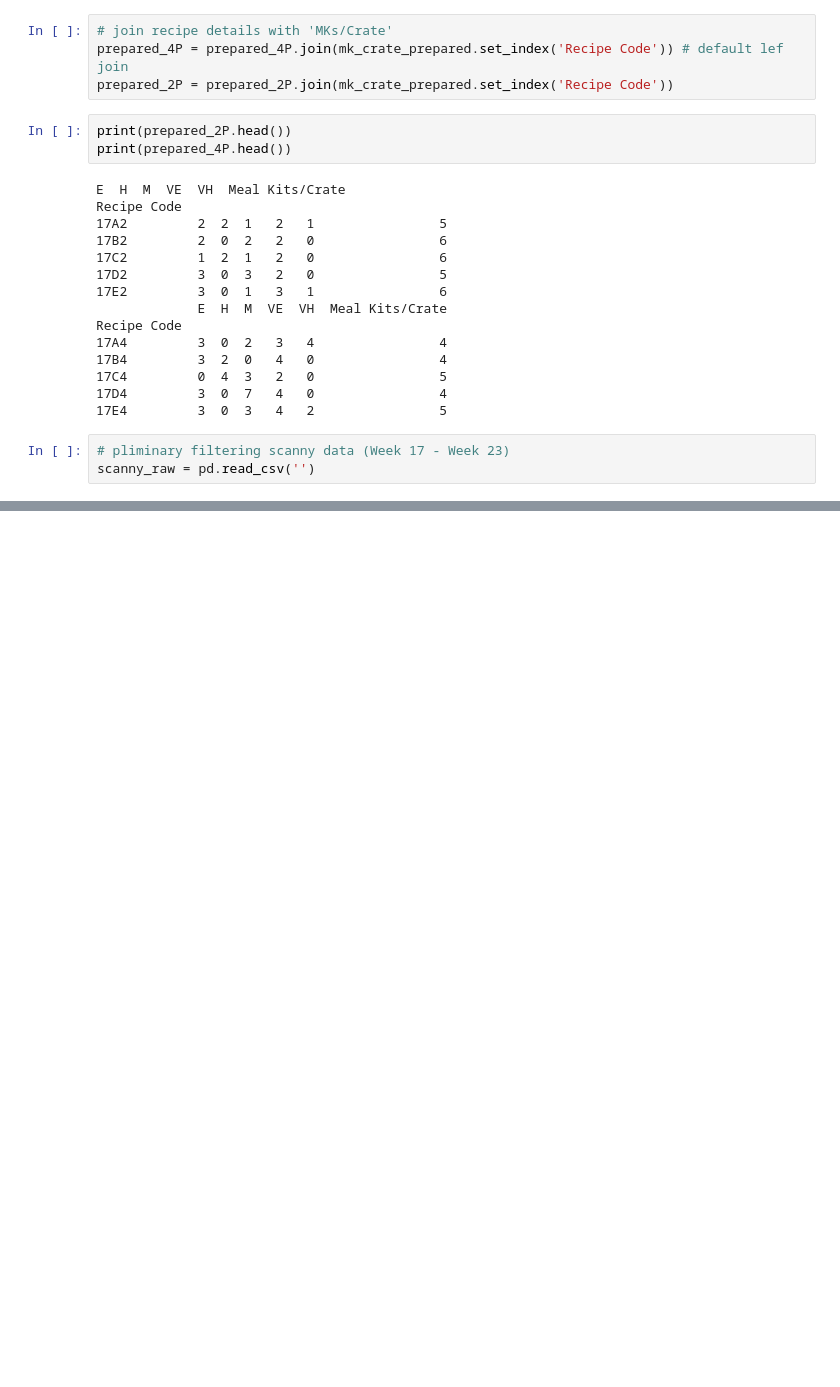
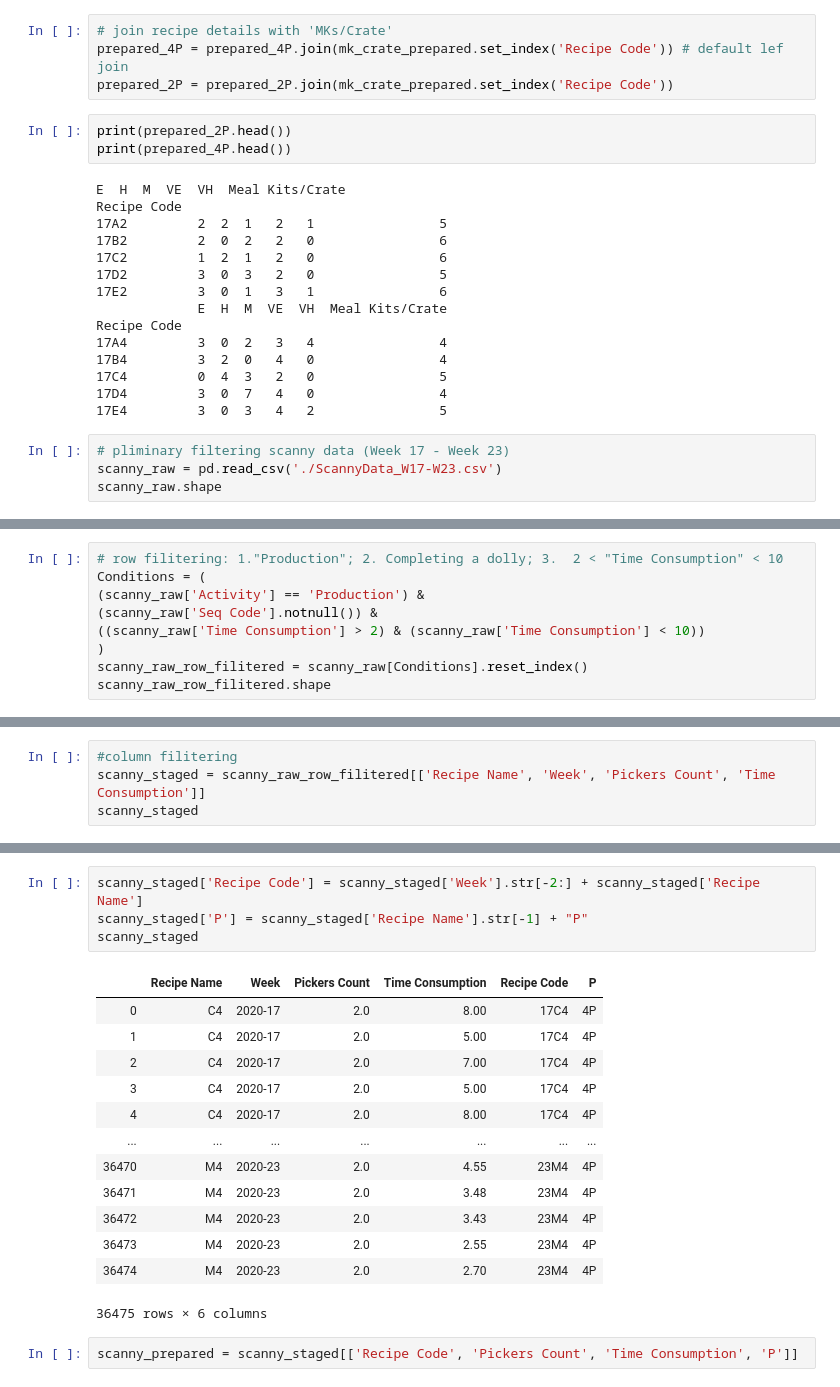
Before and after one commit to QPeiran/predicting_mks_speed, a Jupyter notebook: Week17_23.ipynb, the cells around one changed output, grey strips where cells are left out. Drawn from its saved outputs; the diff is of its cells as text; blank space fills up the shorter version.

Commit message:
Scanny data prepared, ready for the "Giant Join"!

```diff
--- a/Week17_23.ipynb
+++ b/Week17_23.ipynb
@@ -211,4 +211,5 @@ Recipe Code
 17E4         3  0  3   4   2                5
 # %%
 # pliminary filtering scanny data (Week 17 - Week 23)
-scanny_raw = pd.read_csv('')
+scanny_raw = pd.read_csv('./ScannyData_W17-W23.csv')
+scanny_raw.shape
@@ -214,0 +218,9 @@ scanny_raw = pd.read_csv('')
+# %%
+# row filitering: 1."Production"; 2. Completing a dolly; 3.  2 < "Time Consumption" < 10
+Conditions = (
+(scanny_raw['Activity'] == 'Production') &
+(scanny_raw['Seq Code'].notnull()) &
+((scanny_raw['Time Consumption'] > 2) & (scanny_raw['Time Consumption'] < 10))
+)
+scanny_raw_row_filitered = scanny_raw[Conditions].reset_index()
+scanny_raw_row_filitered.shape
@@ -214,0 +229,4 @@ scanny_raw = pd.read_csv('')
+# %%
+#column filitering
+scanny_staged = scanny_raw_row_filitered[['Recipe Name', 'Week', 'Pickers Count', 'Time Consumption']]
+scanny_staged
@@ -214,0 +247,20 @@ scanny_raw = pd.read_csv('')
+# %%
+scanny_staged['Recipe Code'] = scanny_staged['Week'].str[-2:] + scanny_staged['Recipe Name']
+scanny_staged['P'] = scanny_staged['Recipe Name'].str[-1] + "P"
+scanny_staged
+# %% [output]
+|  | Recipe Name | Week | Pickers Count | Time Consumption | Recipe Code | P |
+| 0 | C4 | 2020-17 | 2.0 | 8.00 | 17C4 | 4P |
+| 1 | C4 | 2020-17 | 2.0 | 5.00 | 17C4 | 4P |
+| 2 | C4 | 2020-17 | 2.0 | 7.00 | 17C4 | 4P |
+| 3 | C4 | 2020-17 | 2.0 | 5.00 | 17C4 | 4P |
+| 4 | C4 | 2020-17 | 2.0 | 8.00 | 17C4 | 4P |
+| ... | ... | ... | ... | ... | ... | ... |
+| 36470 | M4 | 2020-23 | 2.0 | 4.55 | 23M4 | 4P |
+| 36471 | M4 | 2020-23 | 2.0 | 3.48 | 23M4 | 4P |
+| 36472 | M4 | 2020-23 | 2.0 | 3.43 | 23M4 | 4P |
+| 36473 | M4 | 2020-23 | 2.0 | 2.55 | 23M4 | 4P |
+| 36474 | M4 | 2020-23 | 2.0 | 2.70 | 23M4 | 4P |
+36475 rows × 6 columns
+# %%
+scanny_prepared = scanny_staged[['Recipe Code', 'Pickers Count', 'Time Consumption', 'P']]
```
Also changed, not shown: parts of 4 cells of this notebook.
